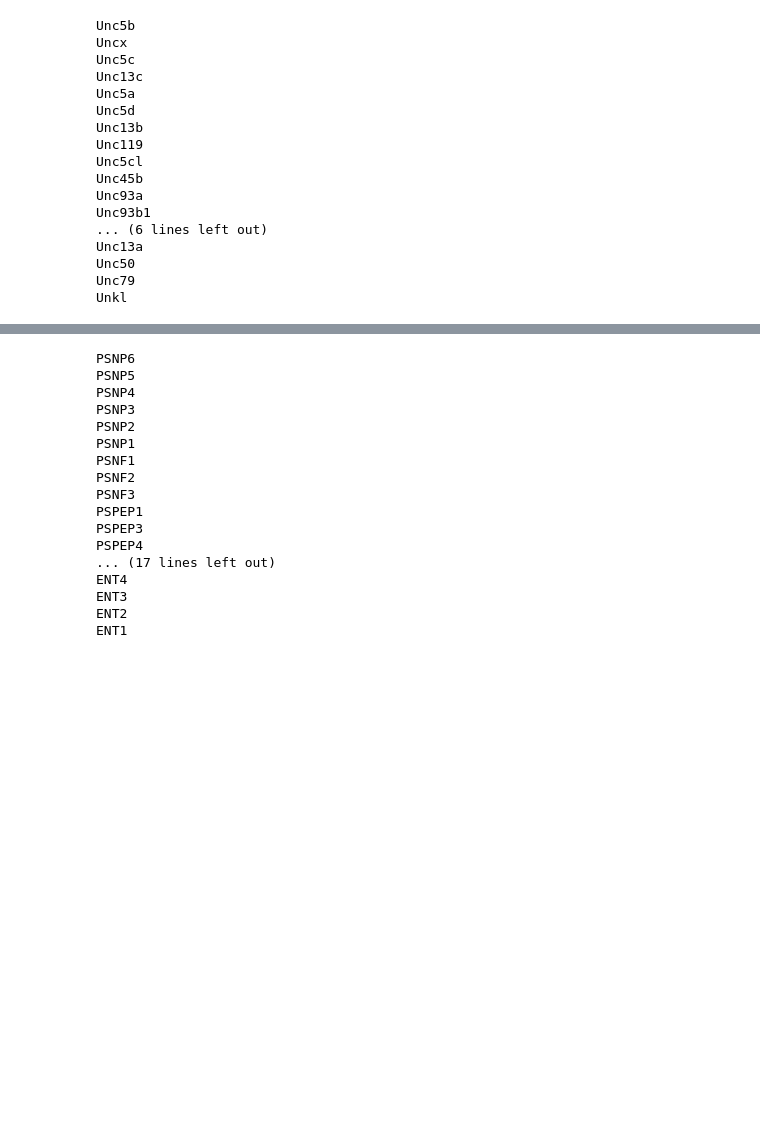
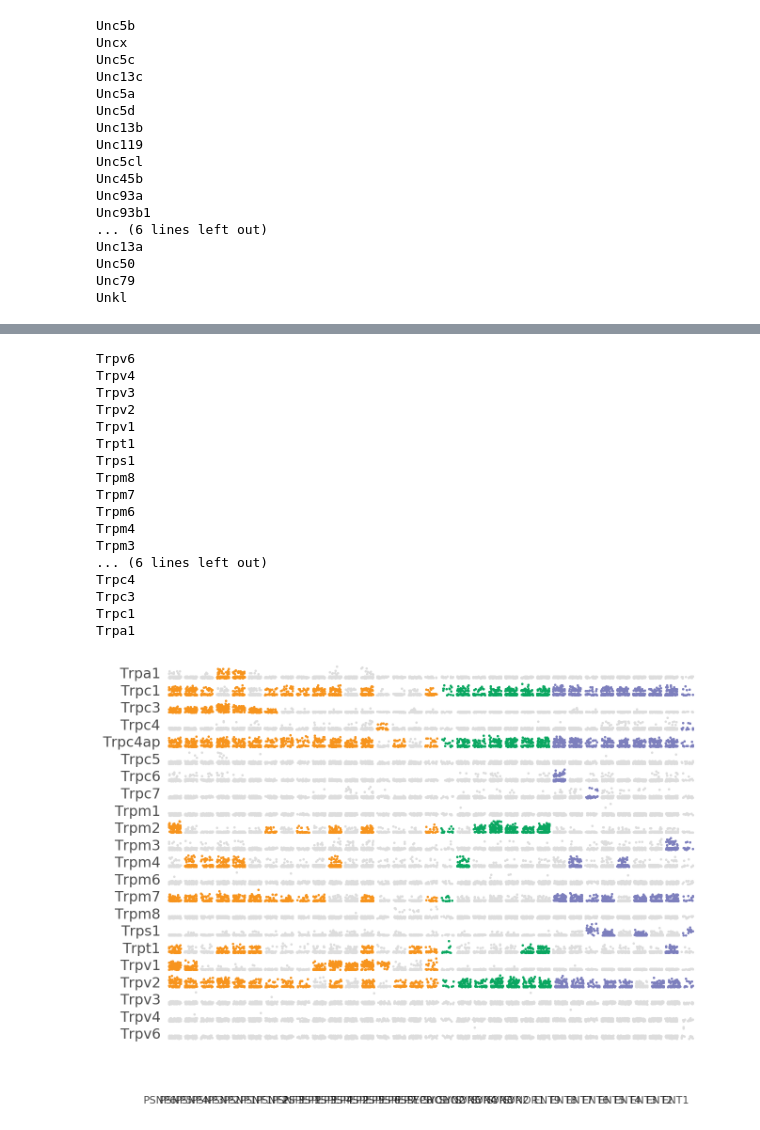
Before and after one commit to linnarsson-lab/adolescent-mouse, a Jupyter notebook: notebooks/Violin_plots_whole_brain.ipynb, the cells around one changed output, grey strips where cells are left out. Saved outputs shown, nothing was run; the diff lists cells and outputs as text; code cells hidden in the pictures; blank space fills up the shorter version.

```diff
--- a/notebooks/Violin_plots_whole_brain.ipynb
+++ b/notebooks/Violin_plots_whole_brain.ipynb
@@ -373,21 +467,51 @@ Nppb
-# %%
-for c in celltypes:
-    print(c)
-# %% [output]
-PSNP6
-PSNP5
-PSNP4
-PSNP3
-PSNP2
-PSNP1
-PSNF1
-PSNF2
-PSNF3
-PSPEP1
-PSPEP3
-PSPEP4
-... (17 lines left out)
-ENT4
-ENT3
-ENT2
-ENT1
+# %%
+genes=[
+"Trpc7",
+"Trpc5",
+"Trpc4",
+"Trpm4",
+"Trpc3",
+"Trpv1",
+"Trps1",
+"Trpc6",
+#"Trpc2",
+#"Trpd52l3",
+"Trpm3",
+"Trpv4",
+#"Trp53",
+"Trpm6",
+"Trpv3",
+"Trpm8",
+"Trpm7",
+"Trpc4ap",
+"Trpc1",
+#"Trpc5os",
+"Trpv2",
+"Trpa1",
+"Trpt1",
+#"Trpv5",
+"Trpm2",
+"Trpv6",
+"Trpm1",
+#"Trpm5",
+]
+burst(celltypes, sorted(genes, reverse=True), colors, None)
+# %% [output]
+Trpv6
+Trpv4
+Trpv3
+Trpv2
+Trpv1
+Trpt1
+Trps1
+Trpm8
+Trpm7
+Trpm6
+Trpm4
+Trpm3
+... (6 lines left out)
+Trpc4
+Trpc3
+Trpc1
+Trpa1
+[figure, added]
```
Also changed, not shown: parts of 5 cells of this notebook, 5 other files.
